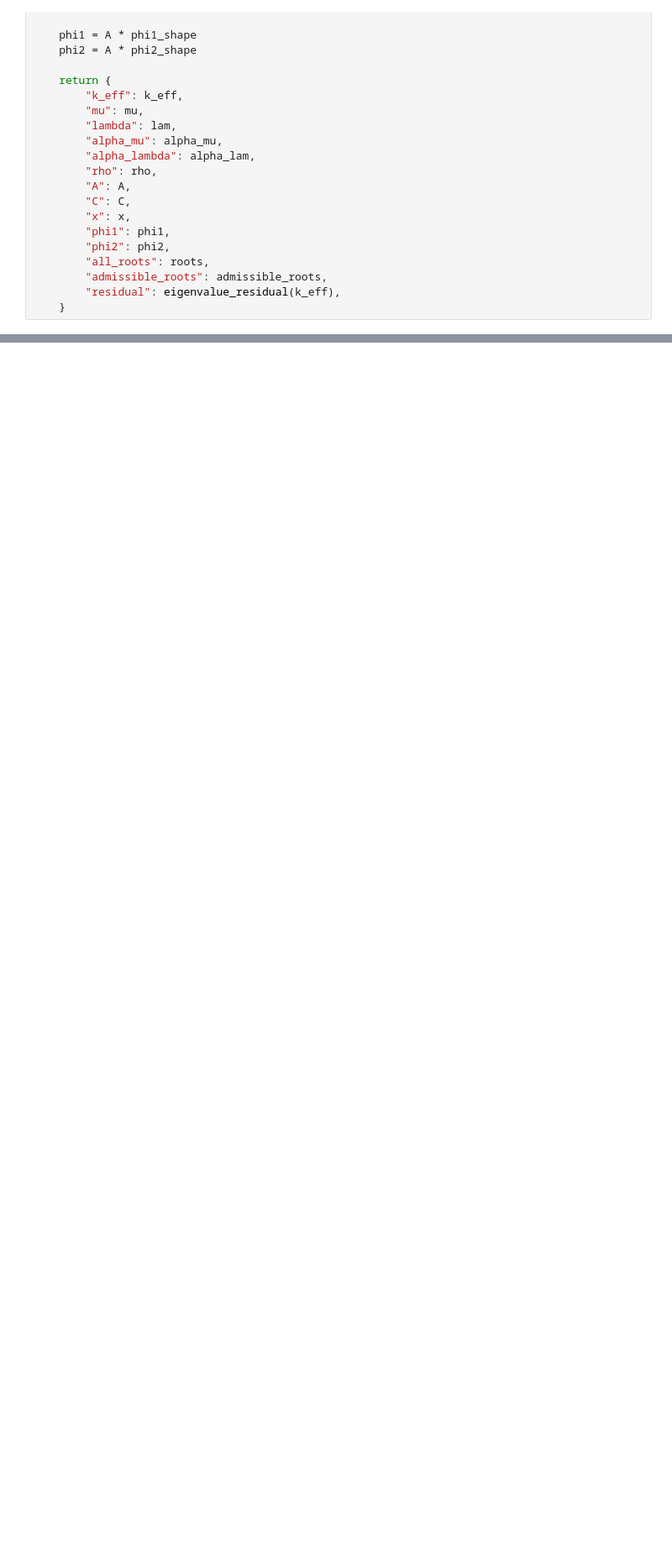
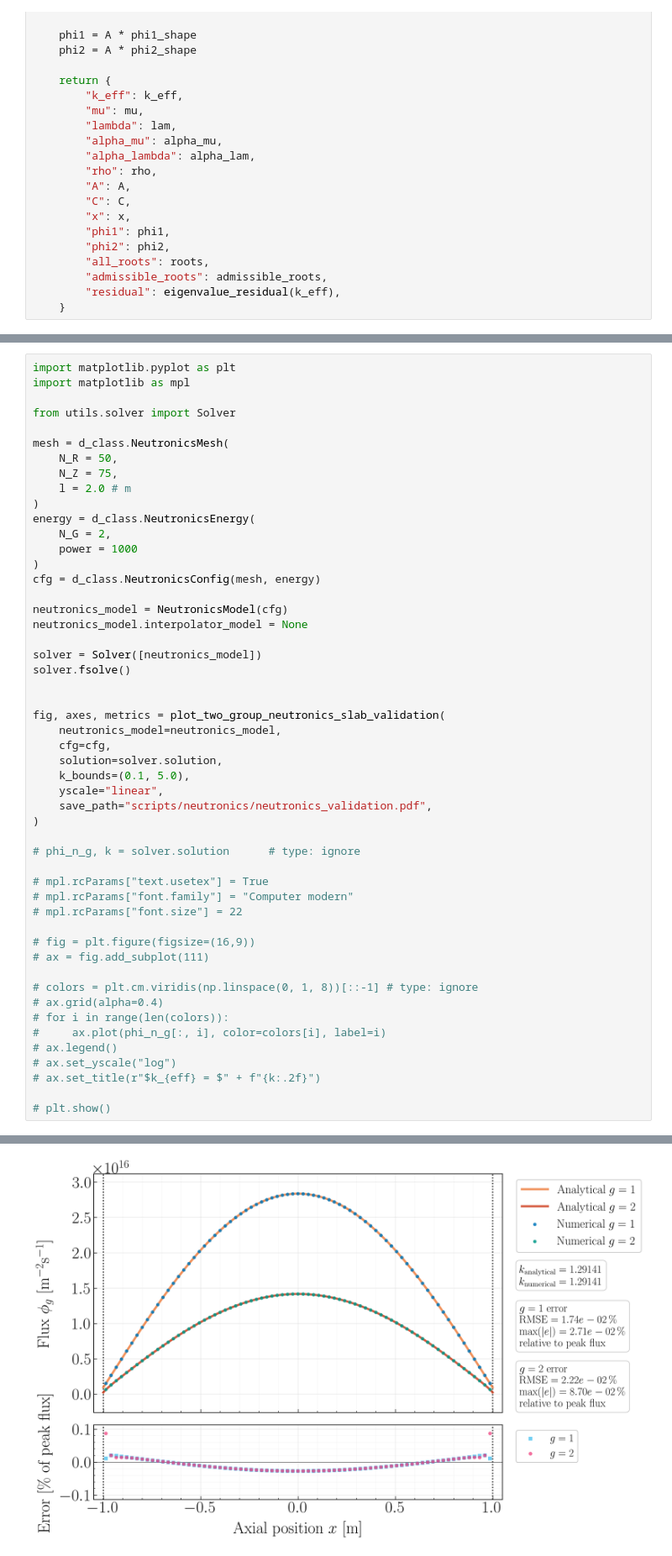
Before and after one commit to Karlandersson02/CoupledHeatPipeReactor, a Jupyter notebook: scripts/neutronics/neutronics_validation.ipynb, the cells around one changed output, grey strips where cells are left out. Shown at 84% size. Cells and saved outputs as stored; diff of their text form; blank space fills up the shorter version.

Commit message:
Added data to the axial neutron model for the validation case and added neutronic validation

```diff
--- a/scripts/neutronics/neutronics_validation.ipynb
+++ b/scripts/neutronics/neutronics_validation.ipynb
@@ -386,0 +956,52 @@ plt.show()
+# %%
+import matplotlib.pyplot as plt
+import matplotlib as mpl
+
+from utils.solver import Solver
+
+mesh = d_class.NeutronicsMesh(
+    N_R = 50,
+    N_Z = 75,
+    l = 2.0 # m
+)
+energy = d_class.NeutronicsEnergy(
+    N_G = 2,
+    power = 1000
+)
+cfg = d_class.NeutronicsConfig(mesh, energy)
+
+neutronics_model = NeutronicsModel(cfg)
+neutronics_model.interpolator_model = None
+
+solver = Solver([neutronics_model])
+solver.fsolve()
+
+
+fig, axes, metrics = plot_two_group_neutronics_slab_validation(
+    neutronics_model=neutronics_model,
+    cfg=cfg,
+    solution=solver.solution,
+    k_bounds=(0.1, 5.0),
+    yscale="linear",
+    save_path="scripts/neutronics/neutronics_validation.pdf",
+)
+
+# phi_n_g, k = solver.solution      # type: ignore
+
+# mpl.rcParams["text.usetex"] = True
+# mpl.rcParams["font.family"] = "Computer modern"
+# mpl.rcParams["font.size"] = 22
+
+# fig = plt.figure(figsize=(16,9))
+# ax = fig.add_subplot(111)
+
+# colors = plt.cm.viridis(np.linspace(0, 1, 8))[::-1] # type: ignore
+# ax.grid(alpha=0.4)
+# for i in range(len(colors)):
+#     ax.plot(phi_n_g[:, i], color=colors[i], label=i)
+# ax.legend()
+# ax.set_yscale("log")
+# ax.set_title(r"$k_{eff} = $" + f"{k:.2f}")
+
+# plt.show()
+# %% [output]
@@ -386,0 +1009 @@ plt.show()
+[figure, added]
```
Also changed, not shown: parts of 5 cells of this notebook, 1 other file.
